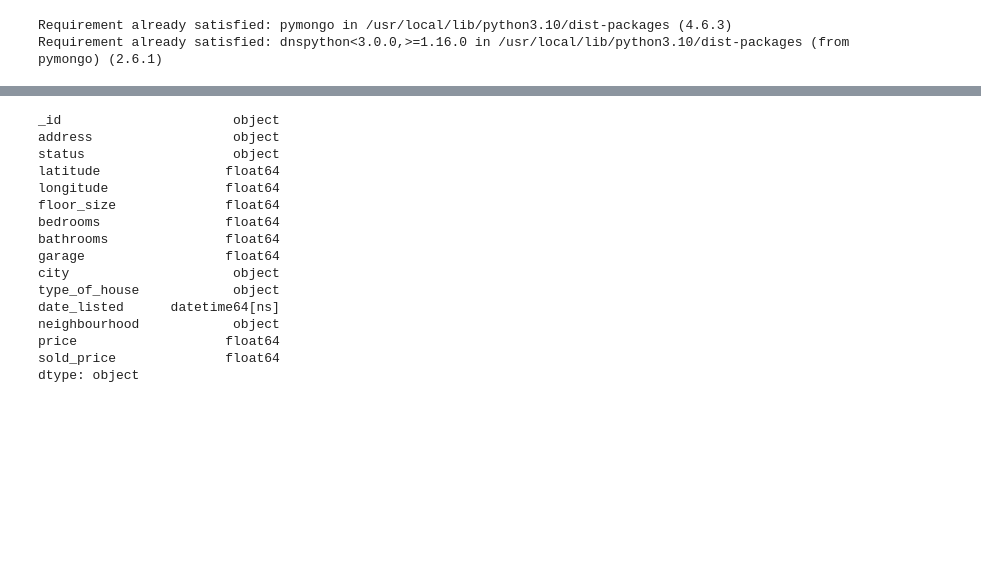
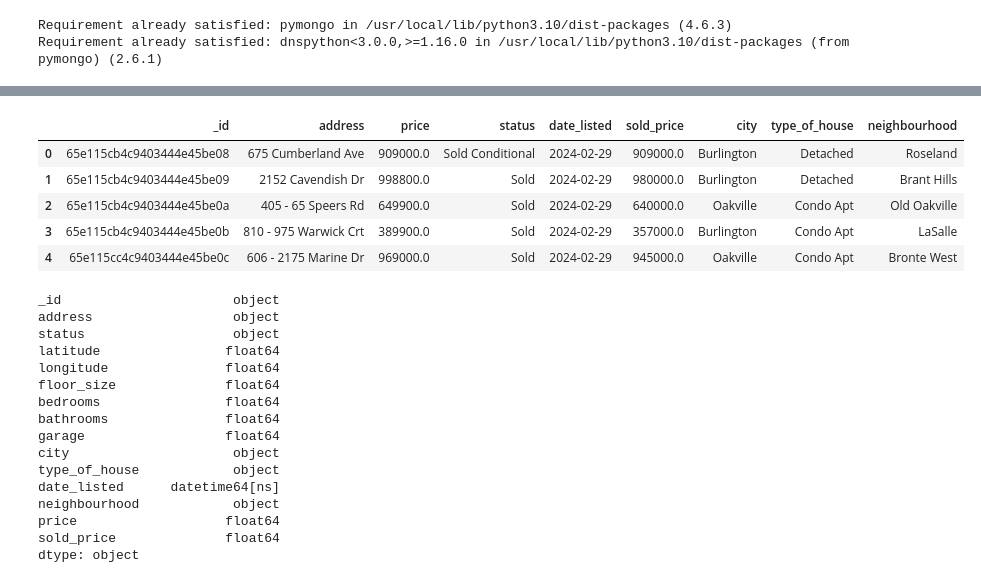
Before and after one commit to MaisieDeGraaf/Housing-Project_Final, a Jupyter notebook: Neural_Network.ipynb, the cells around one changed output, grey strips where cells are left out. Cells and saved outputs as stored; diff of their text form; code cells hidden in the pictures; blank space fills up the shorter version.

```diff
--- a/Logistic_Regression_Model.ipynb
+++ b/Neural_Network.ipynb
@@ -42,6 +42,15 @@ all_houses_df.head()
 | 2 | 65e3e8524625ce6cbae3942f | 629 Crerar Ave | Sold | -78.836120 | 43.892290 | 1284.0 | 3.0 | 2.0 | 0.0 | Oshawa | ... |
 | 3 | 65e3e8564625ce6cbae39443 | 1252 Hazel Way | For Sale | -79.836535 | 43.500604 | 1750.0 | 4.0 | 3.0 | 1.0 | Milton | ... |
 | 4 | 65e3e85e4625ce6cbae3946d | 1566 Farmstead Dr | For Sale | -79.839170 | 43.484610 | NaN | 4.0 | 4.0 | 2.0 | Milton | ... |
+# %%
+sold_houses_df.head()
+# %% [output]
+|  | _id | address | price | status | date_listed | sold_price | city | type_of_house | neighbourhood |
+| 0 | 65e115cb4c9403444e45be08 | 675 Cumberland Ave | 909000.0 | Sold Conditional | 2024-02-29 | 909000.0 | Burlington | Detached | Roseland |
+| 1 | 65e115cb4c9403444e45be09 | 2152 Cavendish Dr | 998800.0 | Sold | 2024-02-29 | 980000.0 | Burlington | Detached | Brant Hills |
+| 2 | 65e115cb4c9403444e45be0a | 405 - 65 Speers Rd | 649900.0 | Sold | 2024-02-29 | 640000.0 | Oakville | Condo Apt | Old Oakville |
+| 3 | 65e115cb4c9403444e45be0b | 810 - 975 Warwick Crt | 389900.0 | Sold | 2024-02-29 | 357000.0 | Burlington | Condo Apt | LaSalle |
+| 4 | 65e115cc4c9403444e45be0c | 606 - 2175 Marine Dr | 969000.0 | Sold | 2024-02-29 | 945000.0 | Oakville | Condo Apt | Bronte West |
 # %%
 all_houses_df.dtypes
 # %% [output]
```
Also changed, not shown: parts of 23 cells of this notebook, 2 other files.
